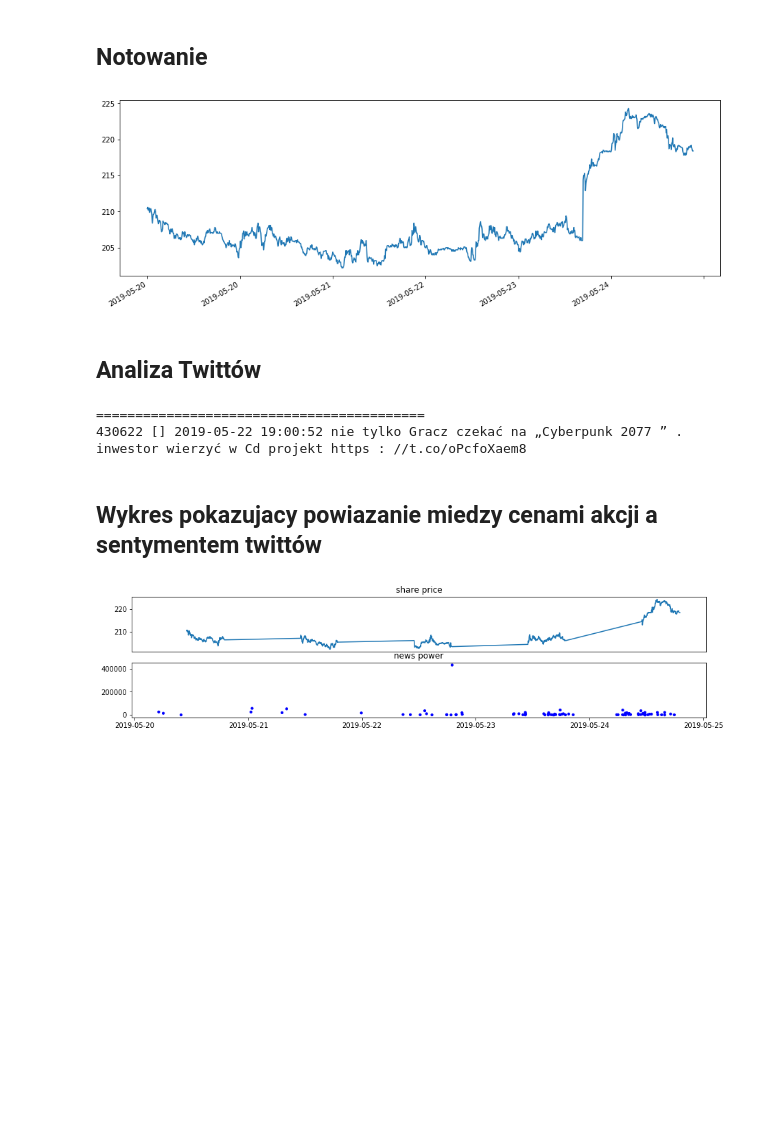
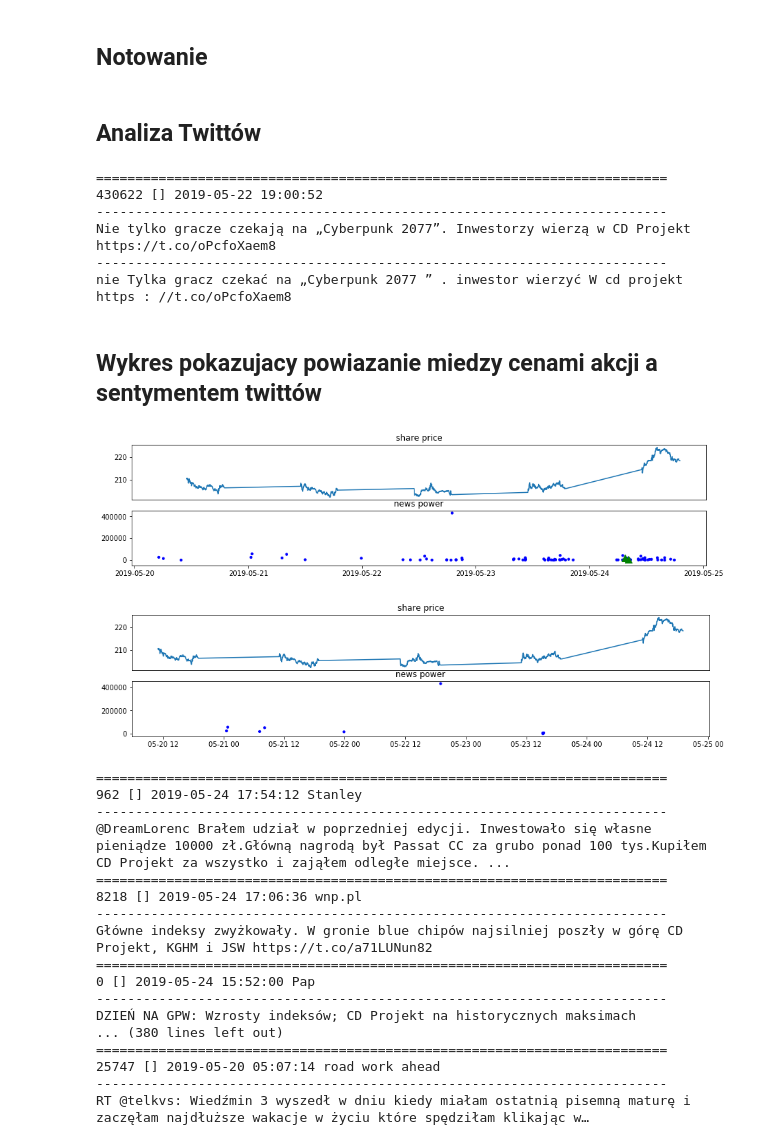
Before and after one commit to Toadstool/NewsIndicator, a Jupyter notebook: case_study_CD_PROJEKT.ipynb, the cells around one changed output. Cells and saved outputs as stored; diff of their text form; code cells hidden in the pictures; blank space fills up the shorter version.

```diff
--- a/case_study_CD_PROJEKT.ipynb
+++ b/case_study_CD_PROJEKT.ipynb
@@ -9,9 +9,6 @@ import share_price as sp
 import plot_helper as ph
 %matplotlib inline
 data =sp.getLastWeekIntraday('CDPROJEKT','20190520','20190525')
-ph.plot(data)
-# %% [output]
-[figure, removed]
 # %% [markdown]
 Analiza Twittów
 ----------------------
@@ -36,18 +33,57 @@ twp.KeyWords= { 'CDPROJEKT':{
                }
 
 twt =  twp.indicator('CDPROJEKT','20190520','20190525')
-for t in twt:
-   if not t.ignore and t.power>100000 and t.sentiment==0:
-        print('==========================================')
-        print(str(t.power)+' '+ str(t.sentimentKeys) +' ' +str(t.date) +' ' + t.text)
+twt_f = list(filter(lambda x: not x.ignore and x.power>100000 and x.sentiment==0 ,twt))
+twt_f.sort(key=lambda x: x.power, reverse=True)
+for t in twt_f:
+    print('=========================================================================')
+    print(str(t.power)+' '+ str(t.sentimentKeys) +' ' +str(t.date))
+    print('-------------------------------------------------------------------------')
+    print(t.text)
+    print('-------------------------------------------------------------------------')
+    print(t.tokens)
 # %% [output]
-==========================================
-430622 [] 2019-05-22 19:00:52 nie tylko Gracz czekać na „Cyberpunk 2077 ” . inwestor wierzyć w Cd projekt https : //t.co/oPcfoXaem8
+=========================================================================
+430622 [] 2019-05-22 19:00:52
+-------------------------------------------------------------------------
+Nie tylko gracze czekają na „Cyberpunk 2077”. Inwestorzy wierzą w CD Projekt https://t.co/oPcfoXaem8
+-------------------------------------------------------------------------
+nie Tylka gracz czekać na „Cyberpunk 2077 ” . inwestor wierzyć W cd projekt https : //t.co/oPcfoXaem8
 # %% [markdown]
 Wykres pokazujacy powiazanie miedzy cenami akcji a sentymentem twittów
 ------------------------------------------------------------------------------------------------------------
-# %%
-import plot_helper
-plot_helper.plot2(data,twt)
-# %% [output]
-[figure, removed]
+# %%
+import plot_helper
+twt_w = twt #list(filter(lambda x: not x.ignore and x.power>100000 and x.sentiment!=0 ,twt))
+plot_helper.plot2(data,twt_w)
+
+twt_w2 = list(filter(lambda x: 'Cyberpunk 2077' in x.text,twt))
+plot_helper.plot2(data,twt_w2)
+
+
+
+for t in twt:
+    print('=========================================================================')
+    print(str(t.power)+' '+ str(t.sentimentKeys) +' ' +str(t.date)+' ' +str(t.user))
+    print('-------------------------------------------------------------------------')
+    print(t.text)
+# %% [output]
+[figure, added]
+[figure, added]
+=========================================================================
+962 [] 2019-05-24 17:54:12 Stanley
+-------------------------------------------------------------------------
+@DreamLorenc Brałem udział w poprzedniej edycji. Inwestowało się własne pieniądze 10000 zł.Główną nagrodą był Passat CC za grubo ponad 100 tys.Kupiłem CD Projekt za wszystko i zająłem odległe miejsce. ...
+=========================================================================
+8218 [] 2019-05-24 17:06:36 wnp.pl
+-------------------------------------------------------------------------
+Główne indeksy zwyżkowały. W gronie blue chipów najsilniej poszły w górę CD Projekt, KGHM i JSW https://t.co/a71LUNun82
+=========================================================================
+0 [] 2019-05-24 15:52:00 Pap
+-------------------------------------------------------------------------
+DZIEŃ NA GPW: Wzrosty indeksów; CD Projekt na historycznych maksimach
+... (380 lines left out)
+=========================================================================
+25747 [] 2019-05-20 05:07:14 road work ahead
+-------------------------------------------------------------------------
+RT @telkvs: Wiedźmin 3 wyszedł w dniu kiedy miałam ostatnią pisemną maturę i zaczęłam najdłuższe wakacje w życiu które spędziłam klikając w…
```
Also changed, not shown: 4 other files.
